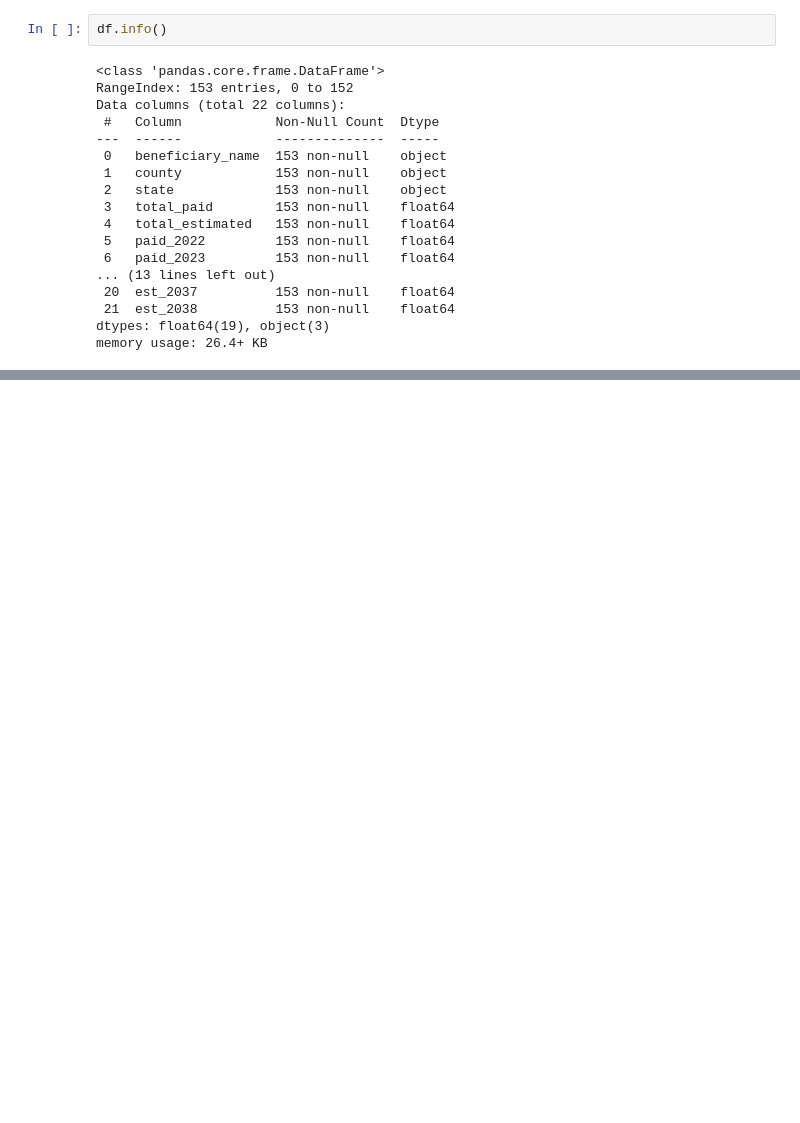
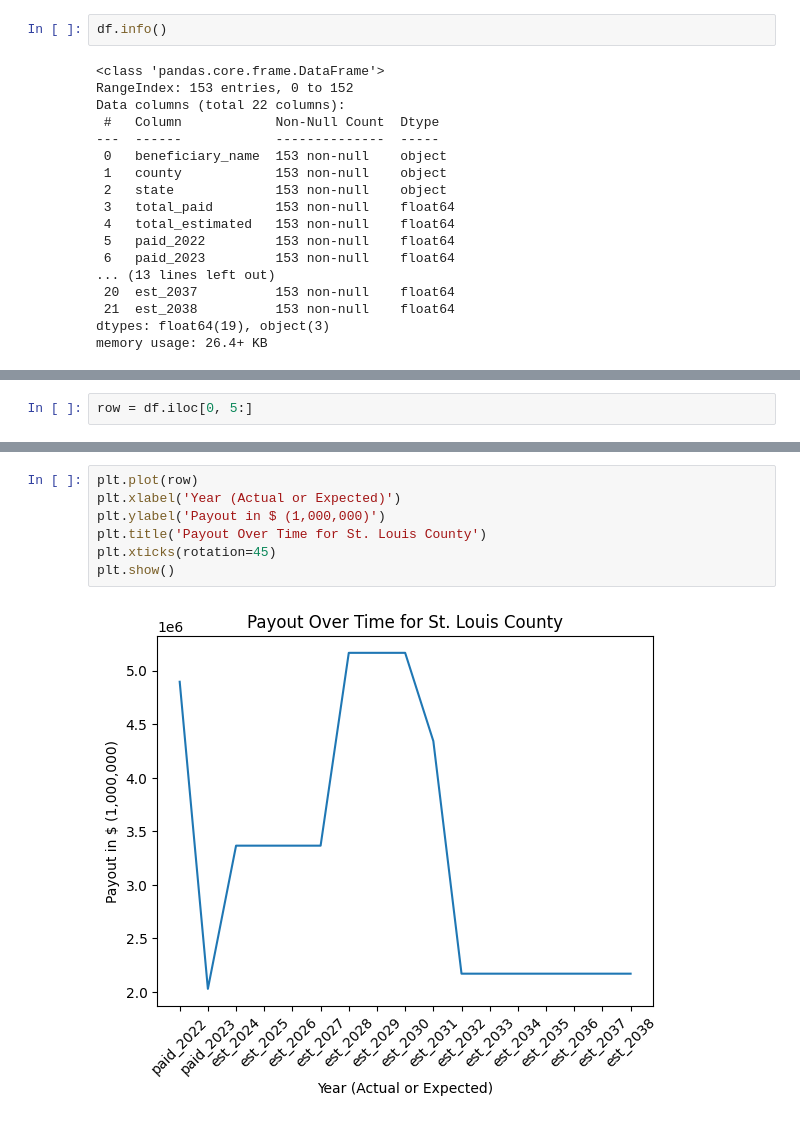
Before and after one commit to gabbycjames/Opioid_Settlements, a Jupyter notebook: Opioid_Settlements.ipynb, the cells around one changed output, grey strips where cells are left out. Drawn from its saved outputs; the diff is of its cells as text; blank space fills up the shorter version.

Commit message:
Making visualizations to explore data

```diff
--- a/Opioid_Settlements.ipynb
+++ b/Opioid_Settlements.ipynb
@@ -47,0 +88,2 @@ memory usage: 26.4+ KB
+# %%
+row = df.iloc[0, 5:]
@@ -47,0 +111,9 @@ memory usage: 26.4+ KB
+# %%
+plt.plot(row)
+plt.xlabel('Year (Actual or Expected)')
+plt.ylabel('Payout in $ (1,000,000)')
+plt.title('Payout Over Time for St. Louis County')
+plt.xticks(rotation=45)
+plt.show()
+# %% [output]
+[figure, added]
```
Also changed, not shown: parts of 10 cells of this notebook.
